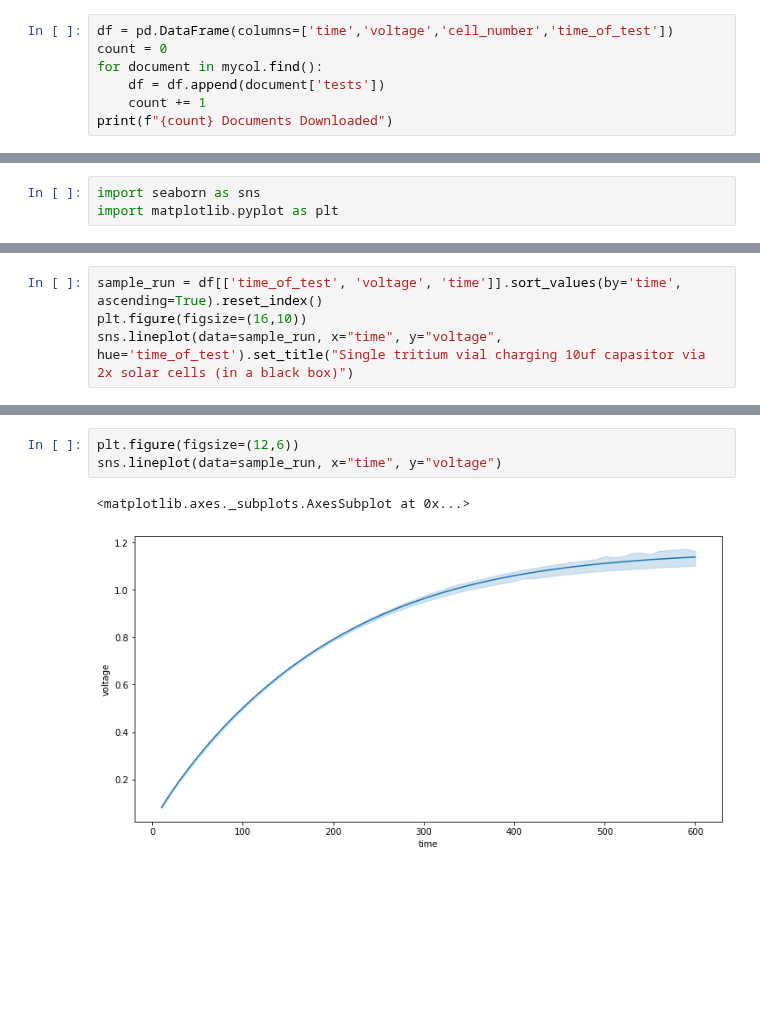
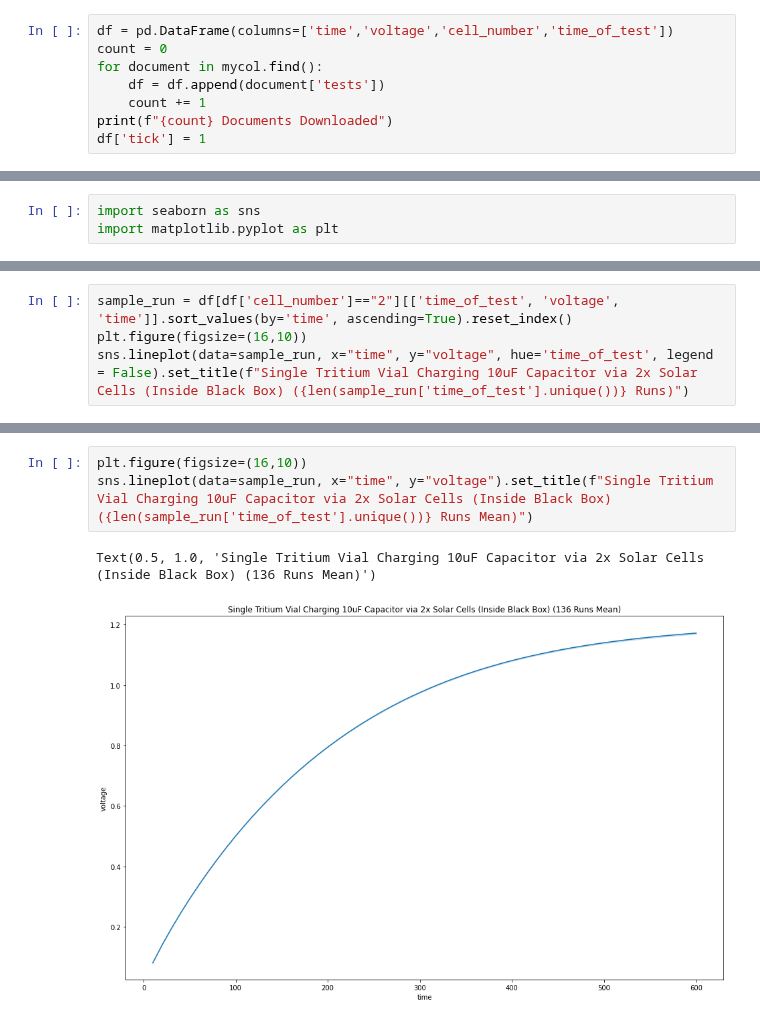
Before and after one commit to darkmatter2222/Nuclear-Battery, a Jupyter notebook: NuclearBatteryAnalysis .ipynb, the cells around one changed output, grey strips where cells are left out. Saved outputs shown, nothing was run; the diff lists cells and outputs as text; blank space fills up the shorter version.

```diff
--- a/NuclearBatteryAnalysis .ipynb
+++ b/NuclearBatteryAnalysis .ipynb
@@ -35,4 +35,5 @@ for document in mycol.find():
     df = df.append(document['tests'])
     count += 1
 print(f"{count} Documents Downloaded")
+df['tick'] = 1
 # %% [output]
@@ -43,5 +57,5 @@ import matplotlib.pyplot as plt
 # %%
-sample_run = df[['time_of_test', 'voltage', 'time']].sort_values(by='time', ascending=True).reset_index()
+sample_run = df[df['cell_number']=="2"][['time_of_test', 'voltage', 'time']].sort_values(by='time', ascending=True).reset_index()
 plt.figure(figsize=(16,10))
-sns.lineplot(data=sample_run, x="time", y="voltage", hue='time_of_test').set_title("Single tritium vial charging 10uf capasitor via 2x solar cells (in a black box)")
+sns.lineplot(data=sample_run, x="time", y="voltage", hue='time_of_test', legend = False).set_title(f"Single Tritium Vial Charging 10uF Capacitor via 2x Solar Cells (Inside Black Box) ({len(sample_run['time_of_test'].unique())} Runs)")
 # %% [output]
@@ -50,6 +64,6 @@ Text(0.5, 1.0, 'Single tritium vial charging 10uf capasitor via 2x solar cells (
 # %%
-plt.figure(figsize=(12,6))
-sns.lineplot(data=sample_run, x="time", y="voltage")
+plt.figure(figsize=(16,10))
+sns.lineplot(data=sample_run, x="time", y="voltage").set_title(f"Single Tritium Vial Charging 10uF Capacitor via 2x Solar Cells (Inside Black Box) ({len(sample_run['time_of_test'].unique())} Runs Mean)")
 # %% [output]
-<matplotlib.axes._subplots.AxesSubplot at 0x...>
+Text(0.5, 1.0, 'Single Tritium Vial Charging 10uF Capacitor via 2x Solar Cells (Inside Black Box) (136 Runs Mean)')
-[figure, old version]
+[figure, new version]
```
Also changed, not shown: parts of 4 cells of this notebook.
